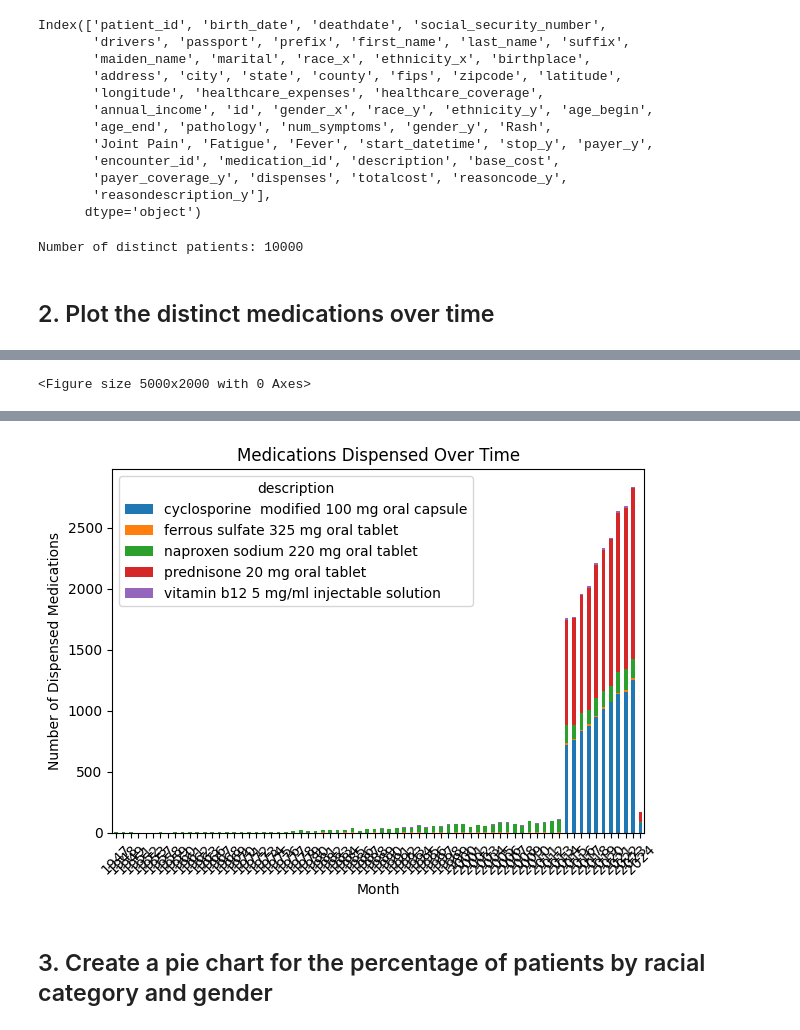
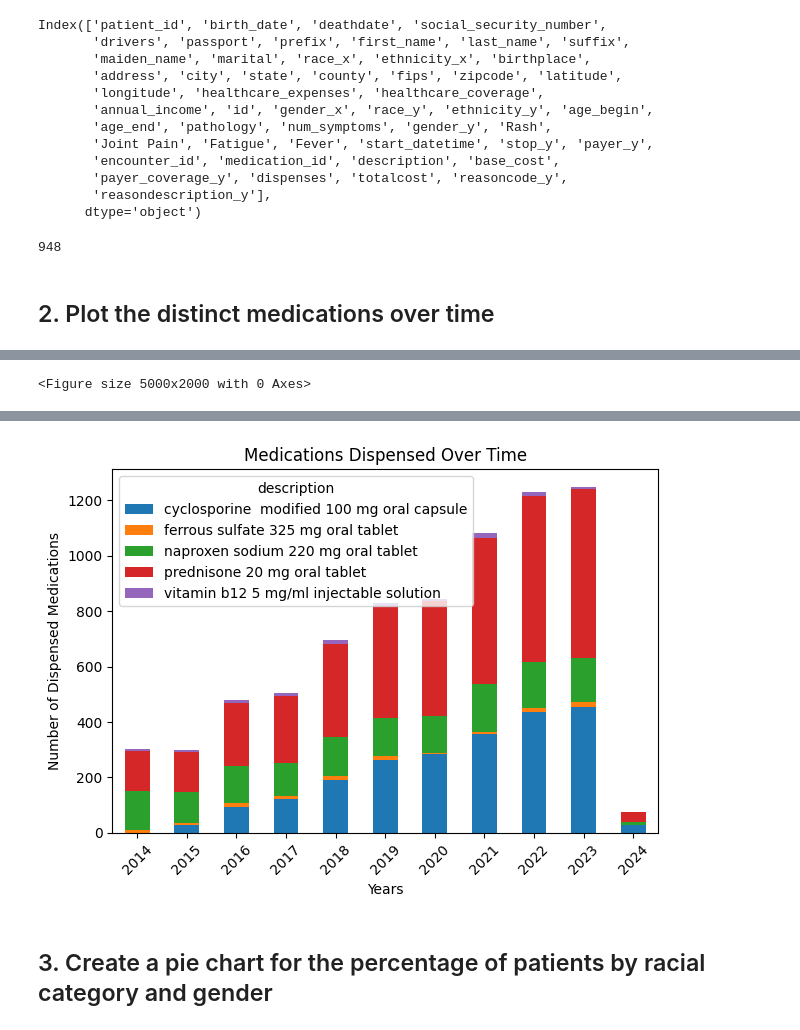
Before and after one commit to ABHISHEKBANKAWAT/Data_Engineering_Task, a Jupyter notebook: Step2_DataPipeline/datapipeline/notebooks/Data Analysis.ipynb, the cells around one changed output, grey strips where cells are left out. Cells and saved outputs as stored; diff of their text form; code cells hidden in the pictures.

```diff
--- a/Step2_DataPipeline/datapipeline/notebooks/Data Analysis.ipynb
+++ b/Step2_DataPipeline/datapipeline/notebooks/Data Analysis.ipynb
@@ -23,14 +23,11 @@ Index(['patient_id', 'birth_date', 'deathdate', 'social_security_number',
        'payer_coverage_y', 'dispenses', 'totalcost', 'reasoncode_y',
        'reasondescription_y'],
       dtype='object')
-# %%
-master_db.drop_duplicates(subset=['patient_id'], inplace=True)
 # %%
 # 1. Count distinct patients
-distinct_patients = master_db['patient_id'].nunique()
-print(f"Number of distinct patients: {distinct_patients}")
+print(master_db['patient_id'].value_counts().count())
 # %% [output]
-Number of distinct patients: 10000
+948
 # %% [markdown]
 ## 2. Plot the distinct medications over time
 # %%
@@ -40,7 +37,7 @@ med_time_series = master_db.groupby([master_db['start_datetime'].dt.to_period('Y
 plt.figure(figsize=(50,20))
 med_time_series.plot(kind='bar', stacked=True)
 plt.title('Medications Dispensed Over Time')
-plt.xlabel('Month')
+plt.xlabel('Years')
 plt.ylabel('Number of Dispensed Medications')
 plt.xticks(rotation=45)
 plt.tight_layout()
@@ -51,12 +48,12 @@ plt.show()
                              UserWarning: Converting to PeriodArray/Index representation will drop
                              timezone information.
                                med_time_series =
                              master_db.groupby([master_db['start_datetime'].dt.to_period('Y'),
                              'description'])['description'].count().unstack()
 [interactive output not drawn]
 <Figure size 5000x2000 with 0 Axes>
 [interactive output not drawn]
-[figure, old version]
+[figure, new version]
 # %% [markdown]
 ## 3. Create a pie chart for the percentage of patients by racial category and gender
 # %%
```
Also changed, not shown: parts of 2 cells of this notebook, 3 other files.
